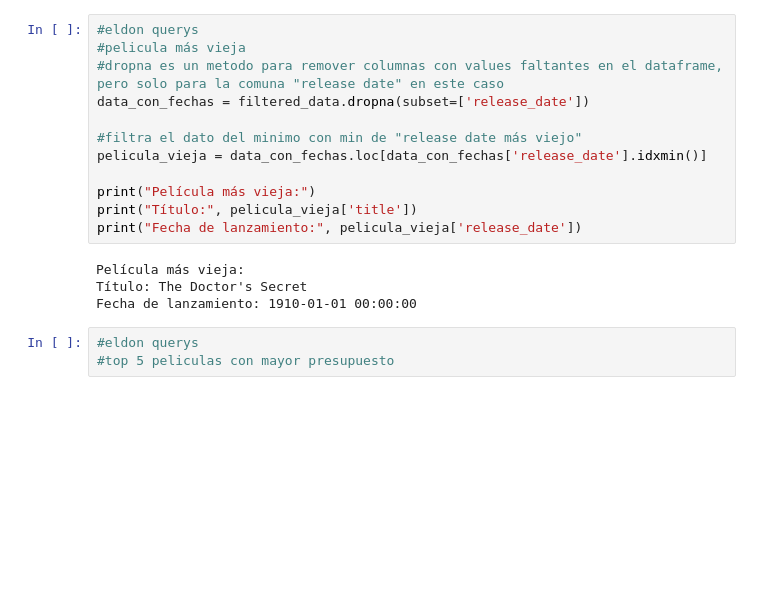
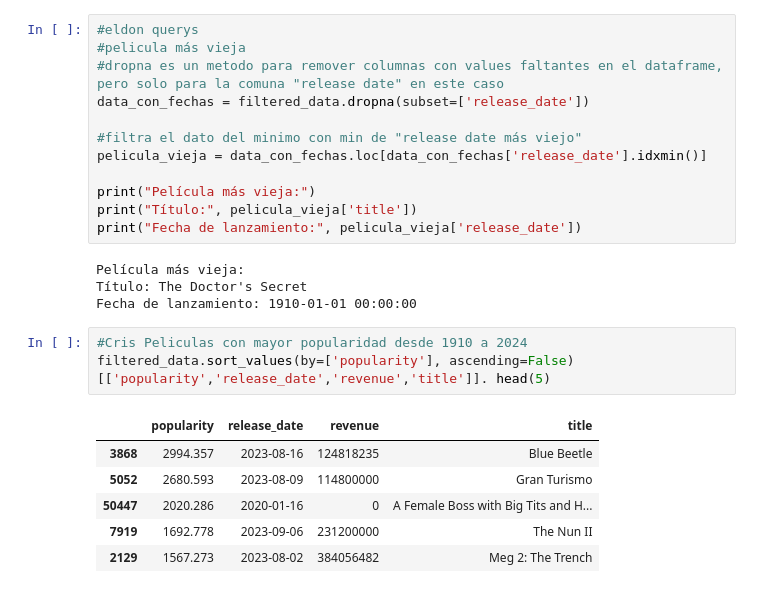
Before and after one commit to Christopher-Ramirez-S/An-lisis-de-datos, a Jupyter notebook: lab_03_eldon.ipynb, the cells around one changed output. Cells and saved outputs as stored; diff of their text form; blank space fills up the shorter version.

```diff
--- a/lab_03_eldon.ipynb
+++ b/lab_03_eldon.ipynb
@@ -69,6 +69,13 @@ print("Fecha de lanzamiento:", pelicula_vieja['release_date'])
 Película más vieja:
 Título: The Doctor's Secret
 Fecha de lanzamiento: 1910-01-01 00:00:00
-# %%
-#eldon querys
-#top 5 peliculas con mayor presupuesto
+# %%
+#Cris Peliculas con mayor popularidad desde 1910 a 2024
+filtered_data.sort_values(by=['popularity'], ascending=False)[['popularity','release_date','revenue','title']]. head(5)
+# %% [output]
+|  | popularity | release_date | revenue | title |
+| 3868 | 2994.357 | 2023-08-16 | 124818235 | Blue Beetle |
+| 5052 | 2680.593 | 2023-08-09 | 114800000 | Gran Turismo |
+| 50447 | 2020.286 | 2020-01-16 | 0 | A Female Boss with Big Tits and H... |
+| 7919 | 1692.778 | 2023-09-06 | 231200000 | The Nun II |
+| 2129 | 1567.273 | 2023-08-02 | 384056482 | Meg 2: The Trench |
```
